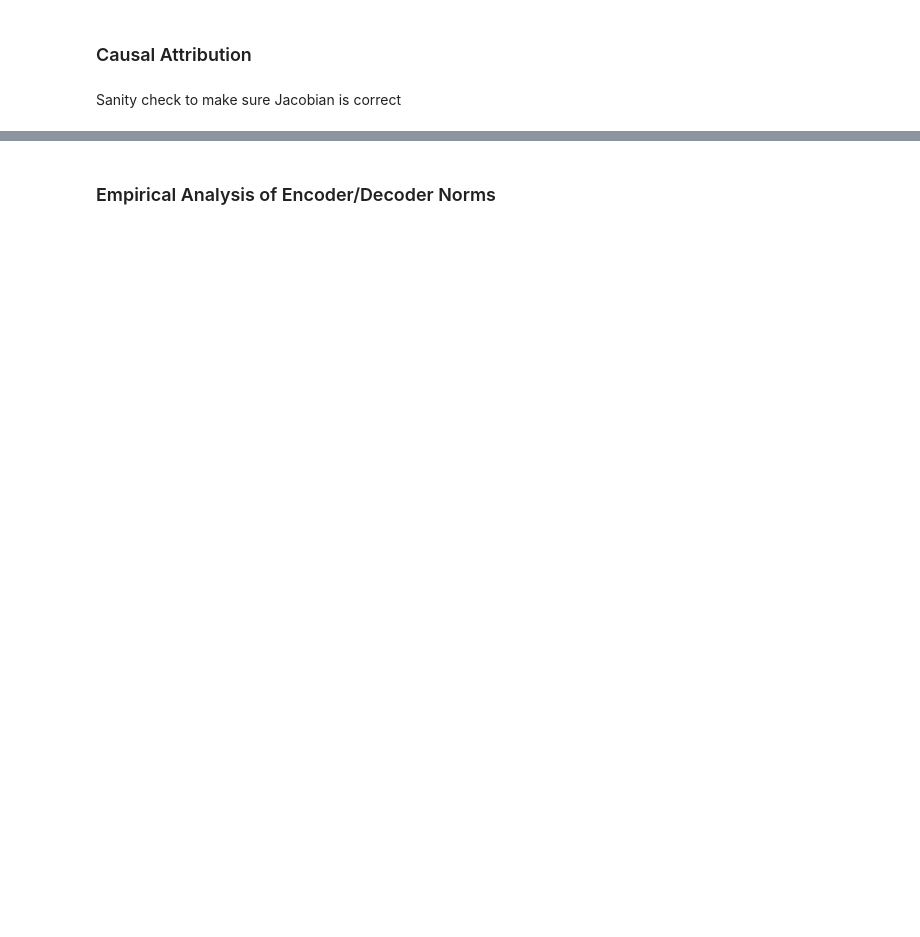
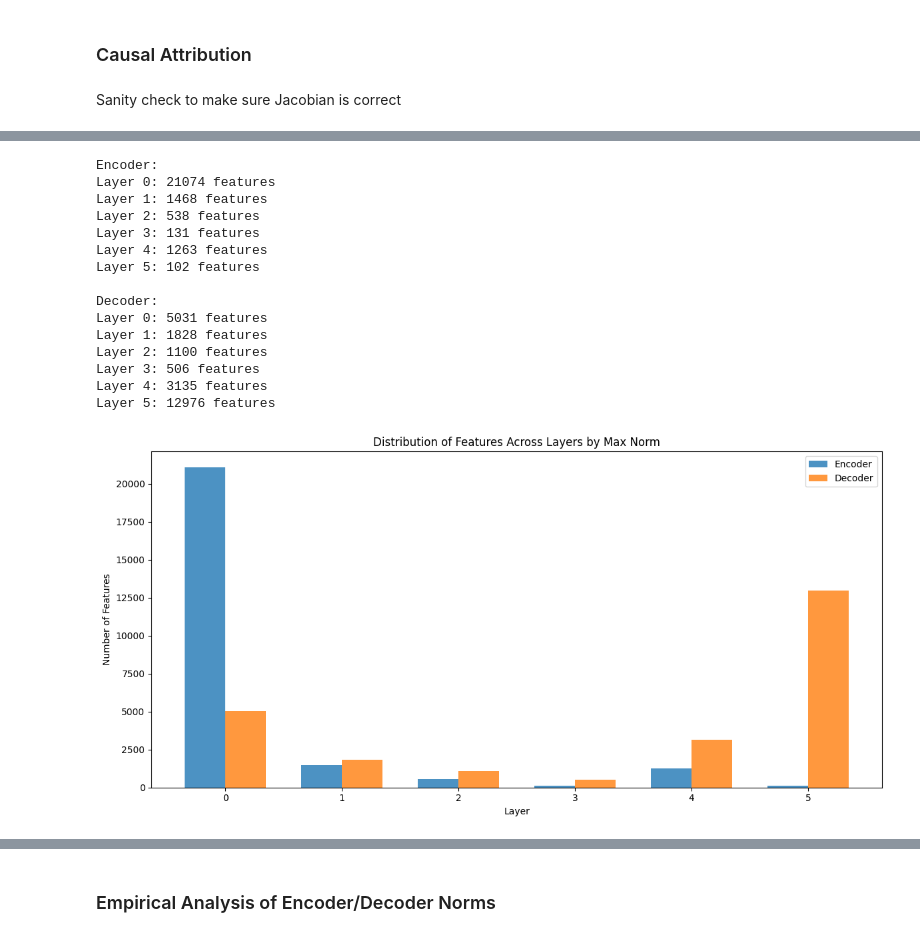
Before and after one commit to sidnb13/tensor-saes, a Jupyter notebook: notebooks/causal_attribution.ipynb, the cells around one changed output, grey strips where cells are left out. Saved outputs shown, nothing was run; the diff lists cells and outputs as text; code cells hidden in the pictures; blank space fills up the shorter version.

```diff
--- a/notebooks/causal_attribution.ipynb
+++ b/notebooks/causal_attribution.ipynb
@@ -324,9 +335,12 @@ stats = compute_feature_statistics(
     tokenized,
     feature_encoder_weights,
     feature_encoder_bias,
-    sae_top_k=128
+    sae_top_k=128,
+    batch_size=512,
 )
 
 print(f"Total number of active features: {stats.total_active_features}")
-print(f"Average number of active features per token: {stats.avg_active_features_per_token:.2f}")
+print(
+    f"Average number of active features per token: {stats.avg_active_features_per_token:.2f}"
+)
 # %% [output]
@@ -805,6 +845,7 @@ def calculate_layer_norms(weights, num_layers):
     layer_size = weights.shape[1] // num_layers
     layer_weights = torch.split(weights, layer_size, dim=1)
     return torch.stack([layer.norm(dim=1) for layer in layer_weights])
+
 
 def bin_features_by_layer(feature_encoder_weights, feature_decoder_weights, num_layers):
     """Bin features by their max norm layer for both encoder and decoder."""
@@ -817,14 +858,23 @@ def bin_features_by_layer(feature_encoder_weights, feature_decoder_weights, num_
     enc_layer_features = [[] for _ in range(num_layers)]
     dec_layer_features = [[] for _ in range(num_layers)]
 
-    for feature_idx, (enc_layer_idx, dec_layer_idx) in enumerate(zip(enc_max_norm_layers, dec_max_norm_layers)):
+    for feature_idx, (enc_layer_idx, dec_layer_idx) in enumerate(
+        zip(enc_max_norm_layers, dec_max_norm_layers)
+    ):
         enc_layer_features[enc_layer_idx.item()].append(feature_idx)
         dec_layer_features[dec_layer_idx.item()].append(feature_idx)
 
-    enc_layer_features = [torch.tensor(features, device=feature_encoder_weights.device) for features in enc_layer_features]
-    dec_layer_features = [torch.tensor(features, device=feature_decoder_weights.device) for features in dec_layer_features]
+    enc_layer_features = [
+        torch.tensor(features, device=feature_encoder_weights.device)
+        for features in enc_layer_features
+    ]
+    dec_layer_features = [
+        torch.tensor(features, device=feature_decoder_weights.device)
+        for features in dec_layer_features
+    ]
 
     return enc_layer_features, dec_layer_features
+
 
 def print_feature_distribution(enc_binned_features, dec_binned_features):
     """Print summary of feature distribution across layers."""
@@ -833,36 +883,69 @@ def print_feature_distribution(enc_binned_features, dec_binned_features):
         print(f"Layer {layer}: {len(features)} features")
 
     print("\nDecoder:")
     for layer, features in enumerate(dec_binned_features):
         print(f"Layer {layer}: {len(features)} features")
 
+
 def plot_feature_distribution(enc_binned_features, dec_binned_features, num_layers):
     """Visualize the distribution of features across layers."""
     enc_feature_counts = [len(features) for features in enc_binned_features]
     dec_feature_counts = [len(features) for features in dec_binned_features]
 
     plt.figure(figsize=(12, 6))
     x = range(num_layers)
     width = 0.35
 
-    plt.bar([i - width/2 for i in x], enc_feature_counts, width, label='Encoder', alpha=0.8)
-    plt.bar([i + width/2 for i in x], dec_feature_counts, width, label='Decoder', alpha=0.8)
+    plt.bar(
+        [i - width / 2 for i in x],
+        enc_feature_counts,
+        width,
+        label="Encoder",
+        alpha=0.8,
+    )
+    plt.bar(
+        [i + width / 2 for i in x],
+        dec_feature_counts,
+        width,
+        label="Decoder",
+        alpha=0.8,
+    )
 
     plt.title("Distribution of Features Across Layers by Max Norm")
     plt.xlabel("Layer")
     plt.ylabel("Number of Features")
     plt.legend()
 
     plt.xticks(x)
     plt.tight_layout()
     plt.show()
 
+
 # Usage example:
 num_layers = 6  # Adjust this based on your model's architecture
-enc_binned_features, dec_binned_features = bin_features_by_layer(feature_encoder_weights, feature_decoder_weights, num_layers)
+enc_binned_features, dec_binned_features = bin_features_by_layer(
+    feature_encoder_weights, feature_decoder_weights, num_layers
+)
 
 print_feature_distribution(enc_binned_features, dec_binned_features)
 plot_feature_distribution(enc_binned_features, dec_binned_features, num_layers)
+# %% [output]
+Encoder:
+Layer 0: 21074 features
+Layer 1: 1468 features
+Layer 2: 538 features
+Layer 3: 131 features
+Layer 4: 1263 features
+Layer 5: 102 features
+
+Decoder:
+Layer 0: 5031 features
+Layer 1: 1828 features
+Layer 2: 1100 features
+Layer 3: 506 features
+Layer 4: 3135 features
+Layer 5: 12976 features
+[figure, added]
 # %%
 def select_top_k_features(
     global_statistic, layer_features, top_k, use_accumulated=False
```
Also changed, not shown: parts of 14 cells of this notebook.
